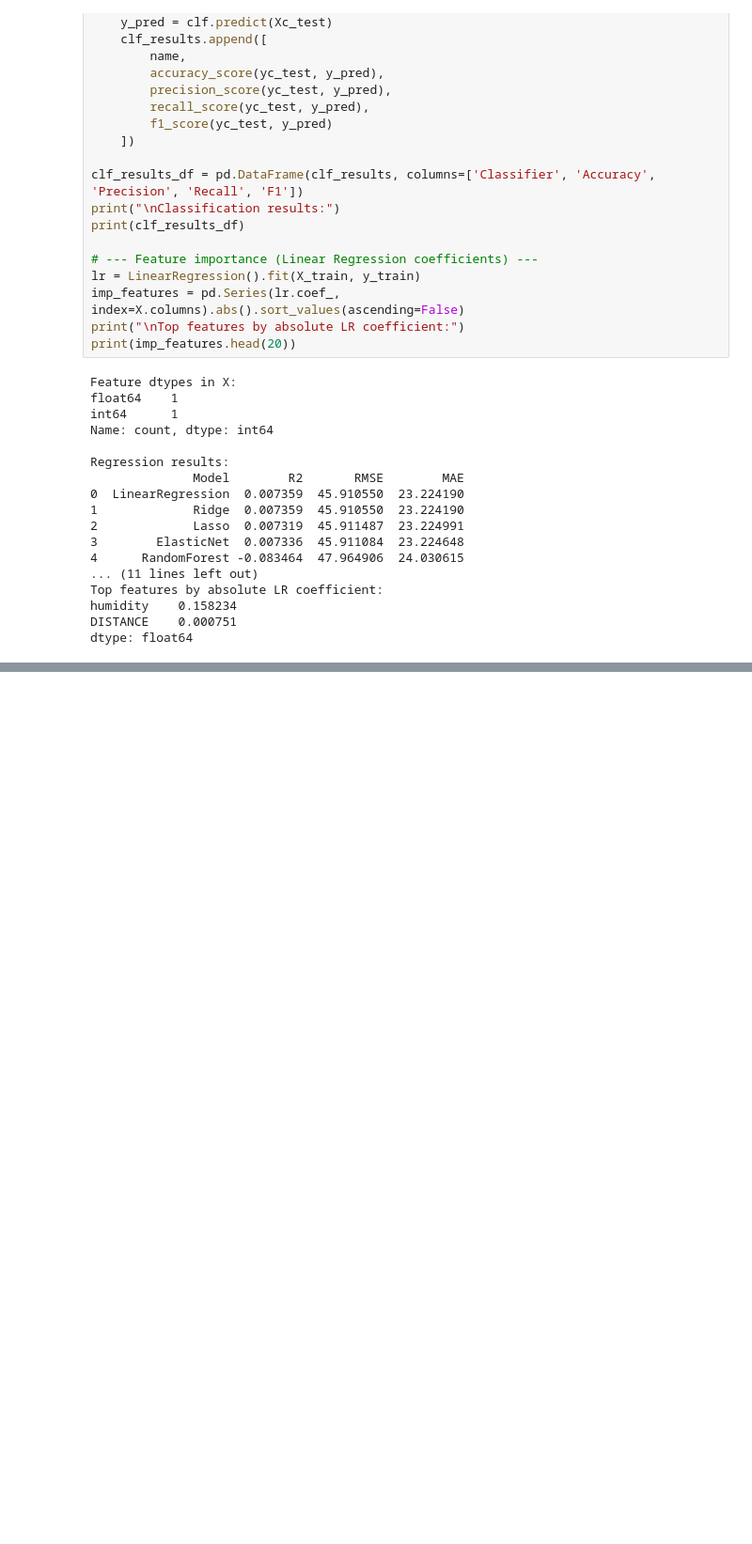
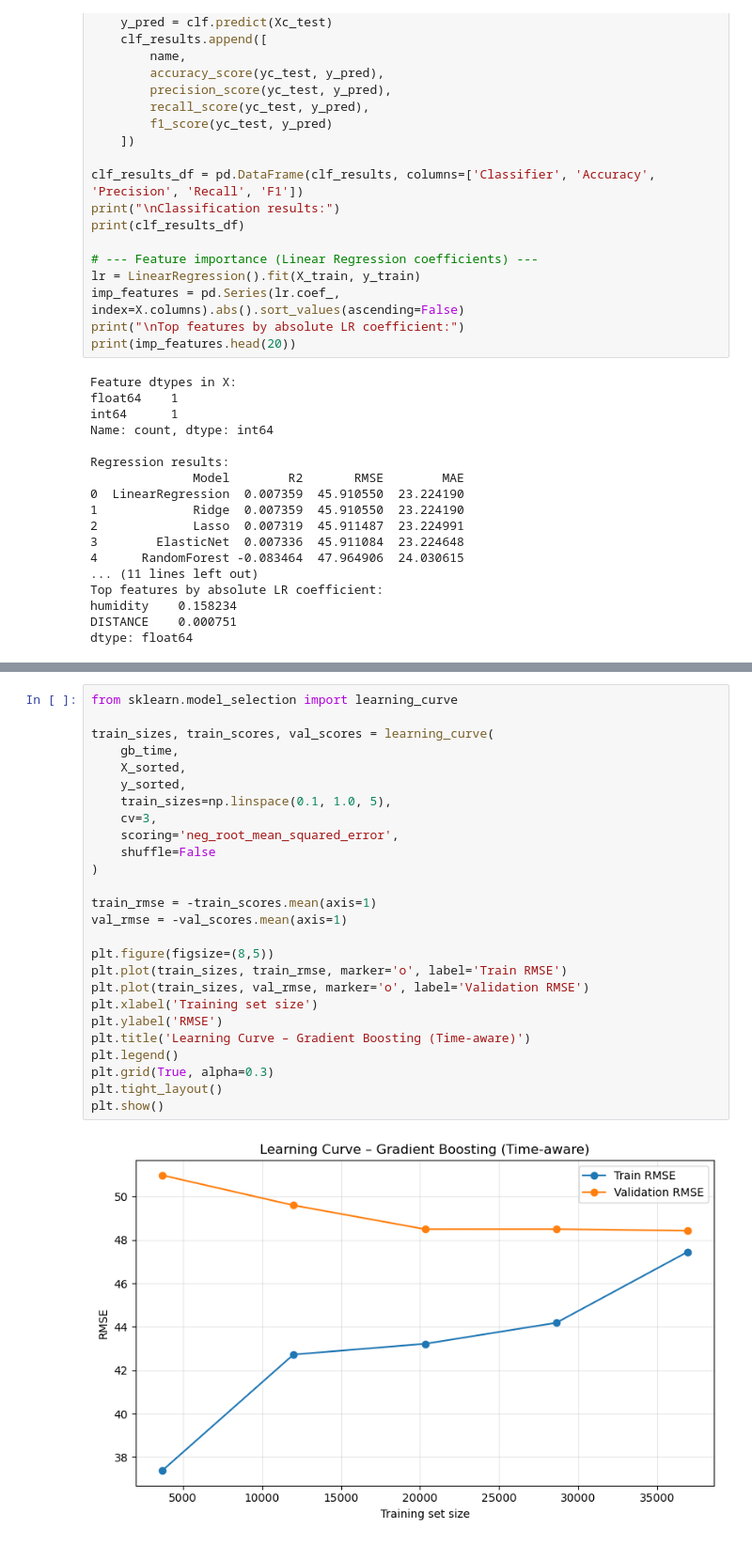
Before and after one commit to stevenl224/EECE5644-Final-Project, a Jupyter notebook: MLproj.ipynb, the cells around one changed output, grey strips where cells are left out. Shown at 94% size. Cells and saved outputs as stored; diff of their text form; blank space fills up the shorter version.

```diff
--- a/MLproj.ipynb
+++ b/MLproj.ipynb
@@ -240,0 +278,28 @@ dtype: float64
+# %%
+from sklearn.model_selection import learning_curve
+
+train_sizes, train_scores, val_scores = learning_curve(
+    gb_time,
+    X_sorted,
+    y_sorted,
+    train_sizes=np.linspace(0.1, 1.0, 5),
+    cv=3,
+    scoring='neg_root_mean_squared_error',
+    shuffle=False
+)
+
+train_rmse = -train_scores.mean(axis=1)
+val_rmse = -val_scores.mean(axis=1)
+
+plt.figure(figsize=(8,5))
+plt.plot(train_sizes, train_rmse, marker='o', label='Train RMSE')
+plt.plot(train_sizes, val_rmse, marker='o', label='Validation RMSE')
+plt.xlabel('Training set size')
+plt.ylabel('RMSE')
+plt.title('Learning Curve – Gradient Boosting (Time-aware)')
+plt.legend()
+plt.grid(True, alpha=0.3)
+plt.tight_layout()
+plt.show()
+# %% [output]
+[figure, added]
```
Also changed, not shown: parts of 2 cells of this notebook.
